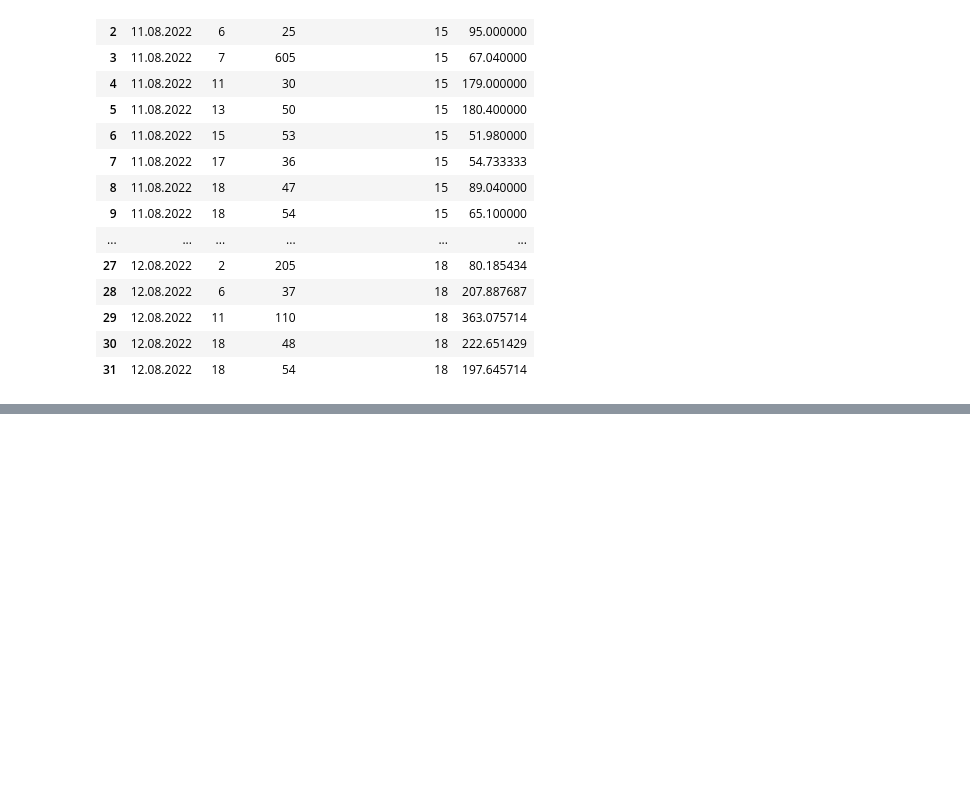
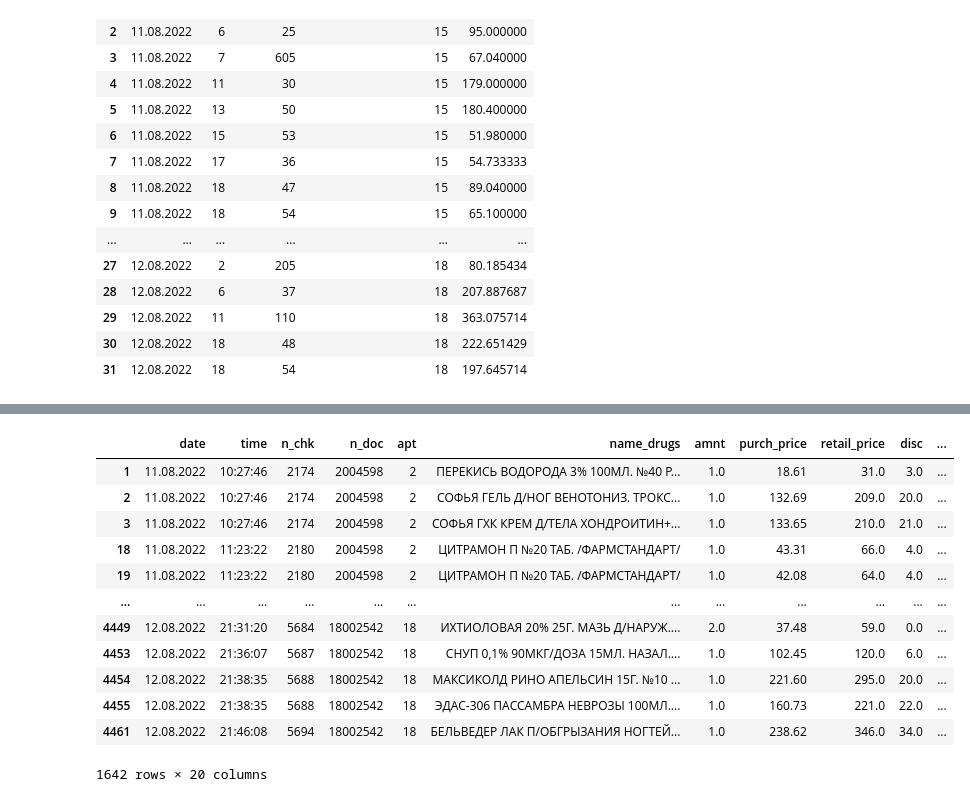
Before and after one commit to rodioniam/study_projects, a Jupyter notebook: pandas/exploratory_data_analysis.ipynb, the cells around one changed output, grey strips where cells are left out. Saved outputs shown, nothing was run; the diff lists cells and outputs as text; code cells hidden in the pictures; blank space fills up the shorter version.

```diff
--- a/pandas/exploratory_data_analysis.ipynb
+++ b/pandas/exploratory_data_analysis.ipynb
@@ -372,0 +421,17 @@ pd.melt(pvt, id_vars=['date', 'apt', 'employee'], value_vars=[15, 18], var_name=
+# %%
+# if i want to see only rows where 'pay_type' is not 15 and not 20
+df[df.loc[: , 'pay_type'].isin([15, 20])] # this function check if values in column are in massive and returns bool df
+# %% [output]
+|  | date | time | n_chk | n_doc | apt | name_drugs | amnt | purch_price | retail_price | disc | ... |
+| 1 | 11.08.2022 | 10:27:46 | 2174 | 2004598 | 2 | ПЕРЕКИСЬ ВОДОРОДА 3% 100МЛ. №40 Р... | 1.0 | 18.61 | 31.0 | 3.0 | ... |
+| 2 | 11.08.2022 | 10:27:46 | 2174 | 2004598 | 2 | СОФЬЯ ГЕЛЬ Д/НОГ ВЕНОТОНИЗ. ТРОКС... | 1.0 | 132.69 | 209.0 | 20.0 | ... |
+| 3 | 11.08.2022 | 10:27:46 | 2174 | 2004598 | 2 | СОФЬЯ ГХК КРЕМ Д/ТЕЛА ХОНДРОИТИН+... | 1.0 | 133.65 | 210.0 | 21.0 | ... |
+| 18 | 11.08.2022 | 11:23:22 | 2180 | 2004598 | 2 | ЦИТРАМОН П №20 ТАБ. /ФАРМСТАНДАРТ/ | 1.0 | 43.31 | 66.0 | 4.0 | ... |
+| 19 | 11.08.2022 | 11:23:22 | 2180 | 2004598 | 2 | ЦИТРАМОН П №20 ТАБ. /ФАРМСТАНДАРТ/ | 1.0 | 42.08 | 64.0 | 4.0 | ... |
+| ... | ... | ... | ... | ... | ... | ... | ... | ... | ... | ... | ... |
+| 4449 | 12.08.2022 | 21:31:20 | 5684 | 18002542 | 18 | ИХТИОЛОВАЯ 20% 25Г. МАЗЬ Д/НАРУЖ.... | 2.0 | 37.48 | 59.0 | 0.0 | ... |
+| 4453 | 12.08.2022 | 21:36:07 | 5687 | 18002542 | 18 | СНУП 0,1% 90МКГ/ДОЗА 15МЛ. НАЗАЛ.... | 1.0 | 102.45 | 120.0 | 6.0 | ... |
+| 4454 | 12.08.2022 | 21:38:35 | 5688 | 18002542 | 18 | МАКСИКОЛД РИНО АПЕЛЬСИН 15Г. №10 ... | 1.0 | 221.60 | 295.0 | 20.0 | ... |
+| 4455 | 12.08.2022 | 21:38:35 | 5688 | 18002542 | 18 | ЭДАС-306 ПАССАМБРА НЕВРОЗЫ 100МЛ.... | 1.0 | 160.73 | 221.0 | 22.0 | ... |
+| 4461 | 12.08.2022 | 21:46:08 | 5694 | 18002542 | 18 | БЕЛЬВЕДЕР ЛАК П/ОБГРЫЗАНИЯ НОГТЕЙ... | 1.0 | 238.62 | 346.0 | 34.0 | ... |
+1642 rows × 20 columns
```
Also changed, not shown: parts of 8 cells of this notebook.
